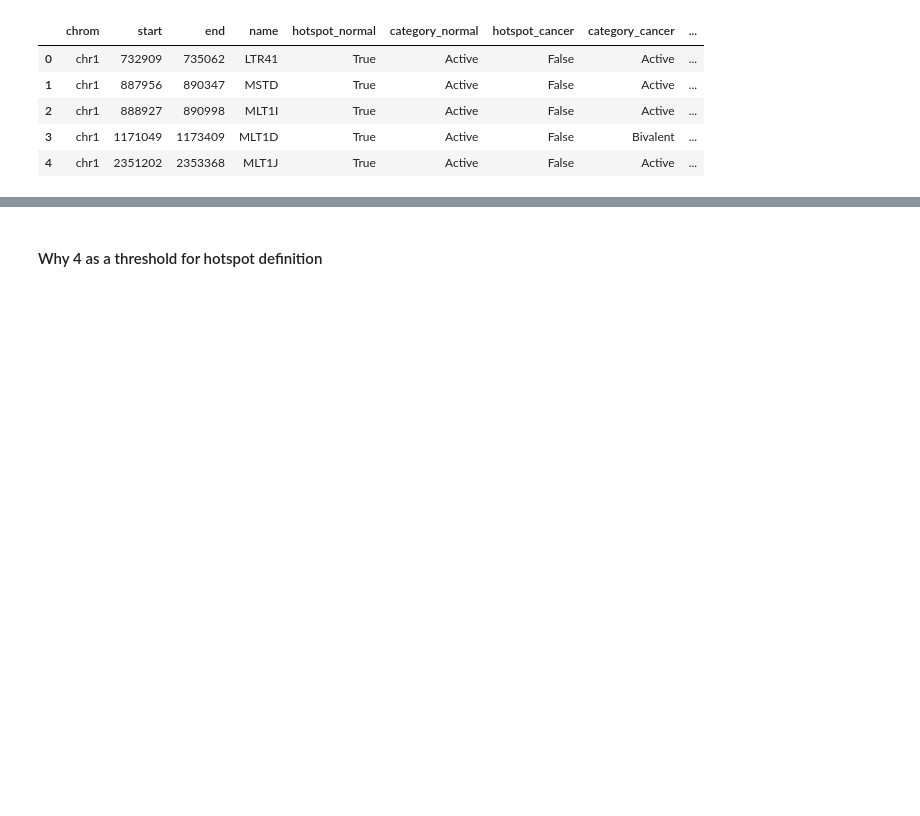
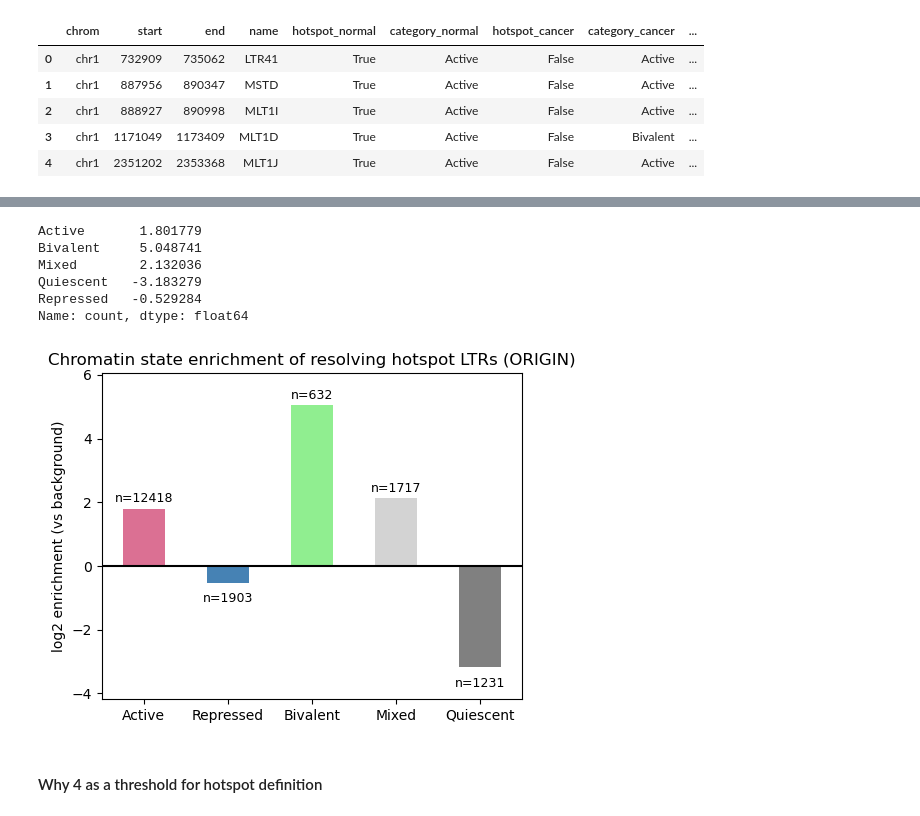
Before and after one commit to caocao0525/HERV, a Jupyter notebook: herv_all_hotspot_analysis.ipynb, the cells around one changed output, grey strips where cells are left out. Cells and saved outputs as stored; diff of their text form; code cells hidden in the pictures; blank space fills up the shorter version.

```diff
--- a/herv_all_hotspot_analysis.ipynb
+++ b/herv_all_hotspot_analysis.ipynb
@@ -620,3 +742,71 @@ print(summary_table.sort_values(["tissue", "category_cancer"]))
+# %%
+# restrict to the same 3 normal tissues
+normal_ids = ["E066", "E096", "E029"]  # liver, lung, blood
+
+df_normal_subset = df[
+    (df["is_cancer"] == False) &
+    (df["cell_id"].isin(normal_ids))
+]
+
+# background
+bg_counts = df_normal_subset["state_category"].value_counts()
+bg_frac = bg_counts / bg_counts.sum()
+
+# resolving (normal side)
+res_counts = df_resolving["category_normal"].value_counts()
+res_frac = res_counts / res_counts.sum()
+
+# enrichment
+enrichment = (res_frac / bg_frac).apply(np.log2)
+print(enrichment)
+# %% [output]
+Active       1.801779
+Bivalent     5.048741
+Mixed        2.132036
+Quiescent   -3.183279
+Repressed   -0.529284
+Name: count, dtype: float64
+# %%
+# make sure order is consistent
+enrichment = enrichment.reindex(["Active", "Repressed", "Bivalent", "Mixed", "Quiescent"])
+res_counts = res_counts.reindex(enrichment.index)  # align counts
+
+plt.figure(figsize=(5,4))
+
+ax = enrichment.plot(
+    kind="bar",
+    color=[
+        "palevioletred",  # Active
+        "steelblue",      # Repressed
+        "lightgreen",     # Bivalent
+        "lightgray",      # Mixed
+        "gray"            # Quiescent
+    ]
+)
+
+plt.axhline(0, color="black")
+
+plt.ylabel("log2 enrichment (vs background)")
+plt.ylim(enrichment.min() - 1, enrichment.max() + 1)
+plt.title("Chromatin state enrichment of resolving hotspot LTRs (ORIGIN)")
+
+plt.xticks(rotation=0)
+
+# add count labels
+for i, (val, cnt) in enumerate(zip(enrichment, res_counts)):
+    ax.text(
+        i,
+        val + (0.1 if val >= 0 else -0.3),  # position above/below bar
+        f"n={cnt}",
+        ha='center',
+        va='bottom' if val >= 0 else 'top',
+        fontsize=9
+    )
+
+plt.tight_layout()
+plt.show()
+# %% [output]
+[figure, added]
 # %% [markdown]
 #### Why 4 as a threshold for hotspot definition
 # %%
```
Also changed, not shown: parts of 10 cells of this notebook.
